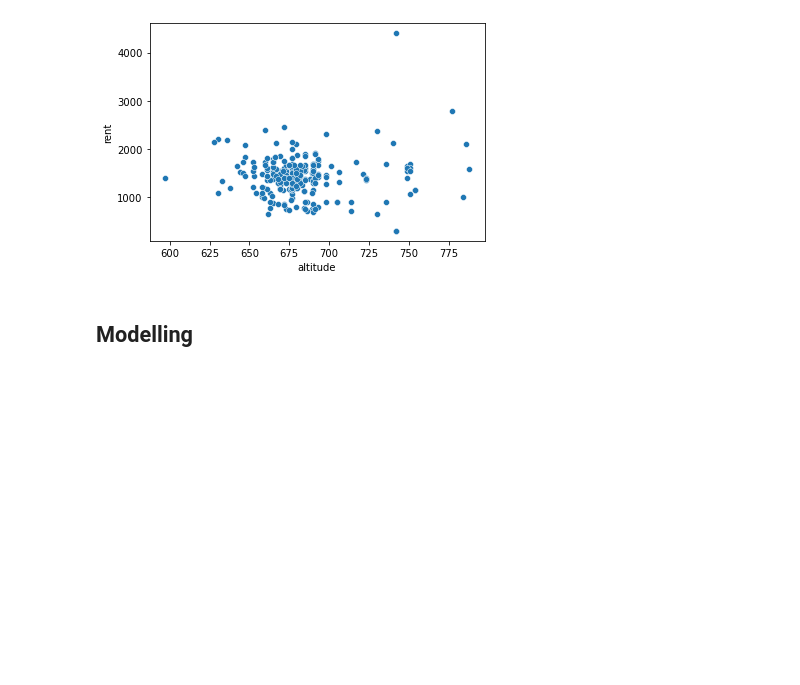
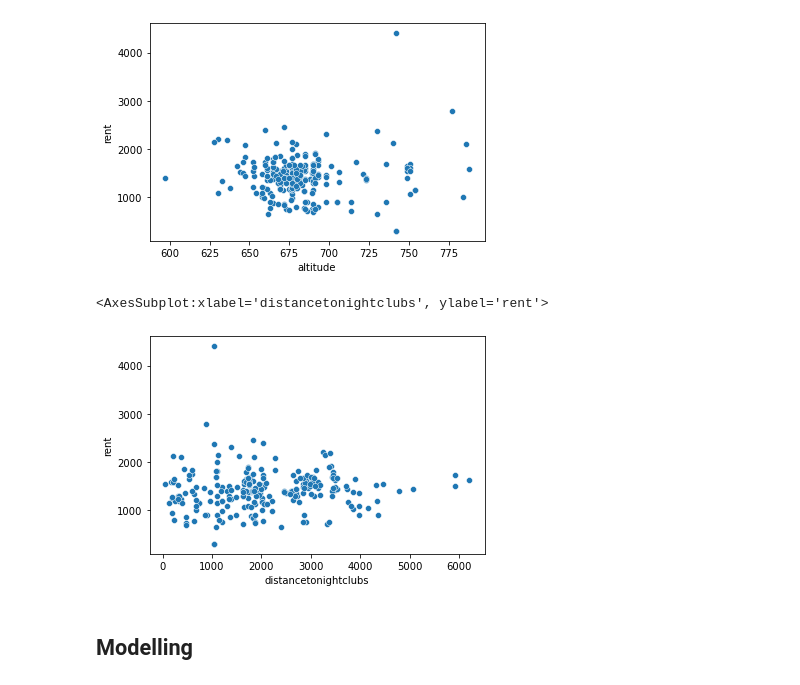
Before and after one commit to jonupp/lagequalitaet-team-sml, a Jupyter notebook: analysis and modelling.ipynb, the cells around one changed output. Drawn from its saved outputs; the diff is of its cells as text; code cells hidden in the pictures; blank space fills up the shorter version.

```diff
--- a/joeljonas.ipynb
+++ b/analysis and modelling.ipynb
@@ -152,3 +154,8 @@ sns.scatterplot(data=df, x="altitude", y = "rent")
+# %%
+sns.scatterplot(data=df, x="distancetonightclubs", y = "rent")
+# %% [output]
+<AxesSubplot:xlabel='distancetonightclubs', ylabel='rent'>
+[figure, added]
 # %% [markdown]
 ## Modelling
 # %% [markdown]
```
Also changed, not shown: parts of 13 cells of this notebook, 1 other file.
